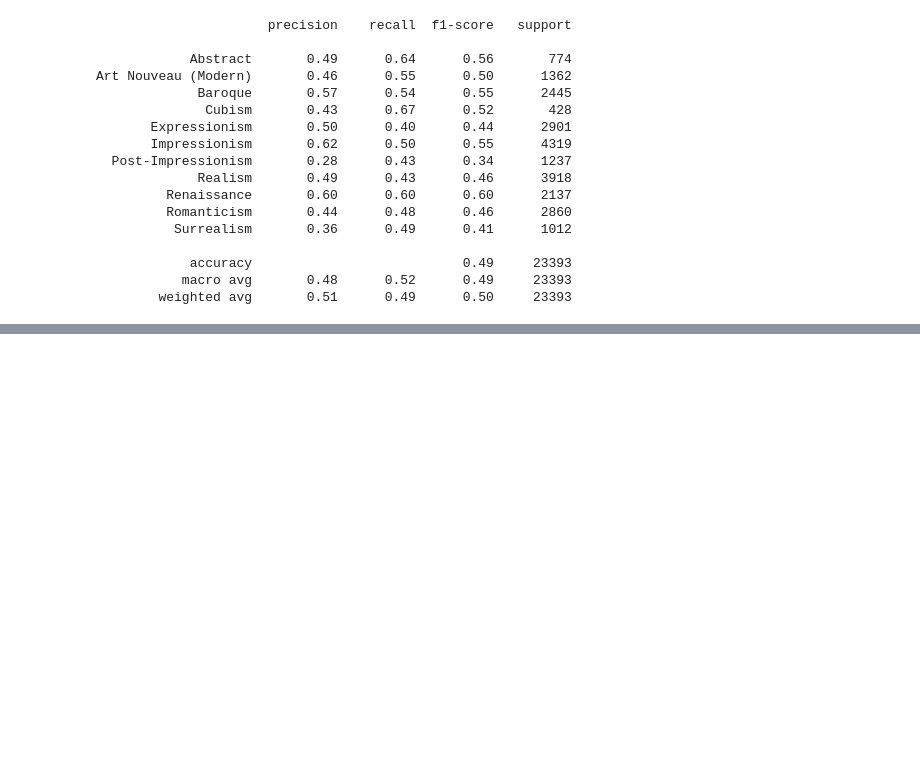
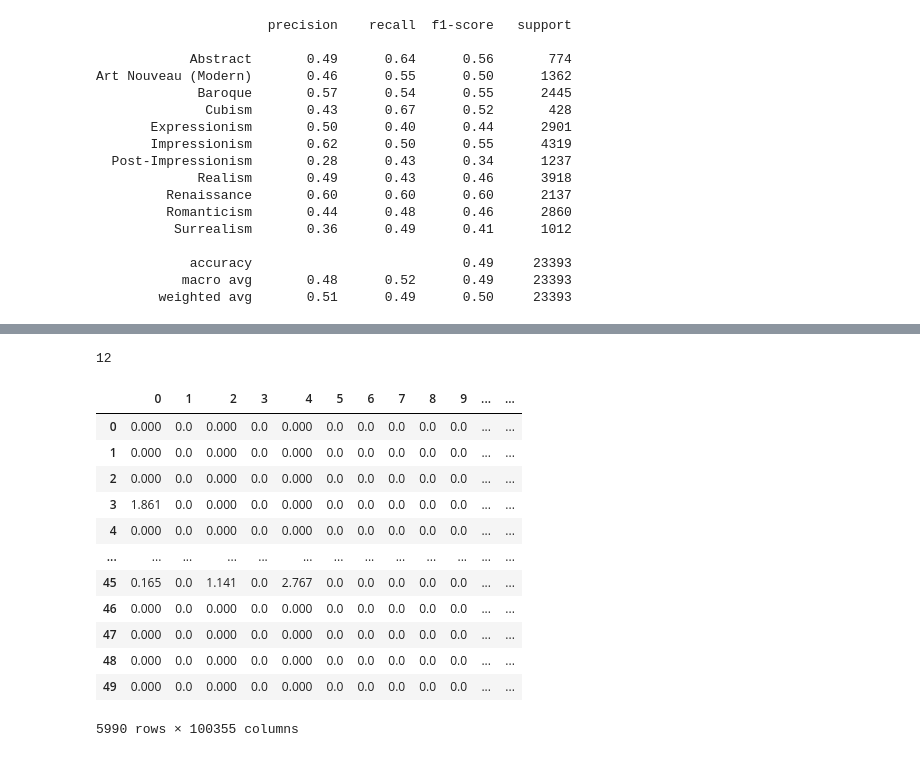
Before and after one commit to IDS-702-Team1/705FinalProject, a Jupyter notebook: notebook/DP-XG-Boost.ipynb, the cells around one changed output, grey strips where cells are left out. Cells and saved outputs as stored; diff of their text form; code cells hidden in the pictures; blank space fills up the shorter version.

Commit message:
Added ResNet with Artist Classification

```diff
--- a/notebook/DP-XG-Boost.ipynb
+++ b/notebook/DP-XG-Boost.ipynb
@@ -583,0 +706,15 @@ plt.show()
+# %%
+import pandas as pd
+import tqdm
+import glob
+counter=0
+data=pd.DataFrame()
+for filename in glob.glob('ResNet50_Artist_2021_04_22_00_07_48/*.csv'):
+    if counter==0:
+        data=pd.read_csv(filename,header=None)
+    else:
+        df=pd.read_csv(filename,header=None)
+        data=data.append(df)
+    counter=counter+1
+    print(counter)
+    print(filename)
@@ -583,0 +739,22 @@ plt.show()
+# %%
+data_res_art=data
+# %%
+len(data[100352].unique())
+# %% [output]
+12
+# %%
+data_res_art
+# %% [output]
+|  | 0 | 1 | 2 | 3 | 4 | 5 | 6 | 7 | 8 | 9 | ... | ... |
+| 0 | 0.000 | 0.0 | 0.000 | 0.0 | 0.000 | 0.0 | 0.0 | 0.0 | 0.0 | 0.0 | ... | ... |
+| 1 | 0.000 | 0.0 | 0.000 | 0.0 | 0.000 | 0.0 | 0.0 | 0.0 | 0.0 | 0.0 | ... | ... |
+| 2 | 0.000 | 0.0 | 0.000 | 0.0 | 0.000 | 0.0 | 0.0 | 0.0 | 0.0 | 0.0 | ... | ... |
+| 3 | 1.861 | 0.0 | 0.000 | 0.0 | 0.000 | 0.0 | 0.0 | 0.0 | 0.0 | 0.0 | ... | ... |
+| 4 | 0.000 | 0.0 | 0.000 | 0.0 | 0.000 | 0.0 | 0.0 | 0.0 | 0.0 | 0.0 | ... | ... |
+| ... | ... | ... | ... | ... | ... | ... | ... | ... | ... | ... | ... | ... |
+| 45 | 0.165 | 0.0 | 1.141 | 0.0 | 2.767 | 0.0 | 0.0 | 0.0 | 0.0 | 0.0 | ... | ... |
+| 46 | 0.000 | 0.0 | 0.000 | 0.0 | 0.000 | 0.0 | 0.0 | 0.0 | 0.0 | 0.0 | ... | ... |
+| 47 | 0.000 | 0.0 | 0.000 | 0.0 | 0.000 | 0.0 | 0.0 | 0.0 | 0.0 | 0.0 | ... | ... |
+| 48 | 0.000 | 0.0 | 0.000 | 0.0 | 0.000 | 0.0 | 0.0 | 0.0 | 0.0 | 0.0 | ... | ... |
+| 49 | 0.000 | 0.0 | 0.000 | 0.0 | 0.000 | 0.0 | 0.0 | 0.0 | 0.0 | 0.0 | ... | ... |
+5990 rows × 100355 columns
```
Also changed, not shown: parts of 32 cells of this notebook.
